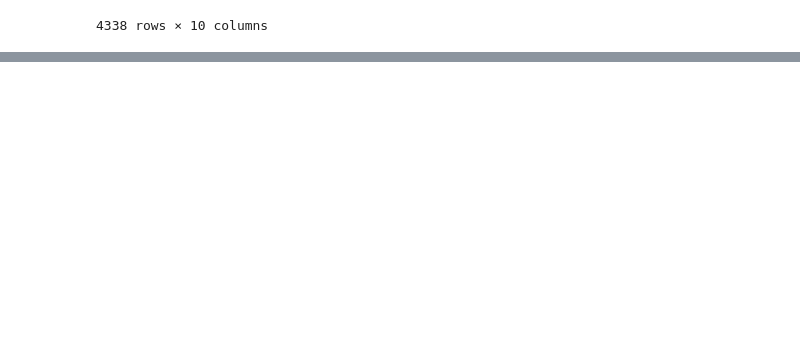
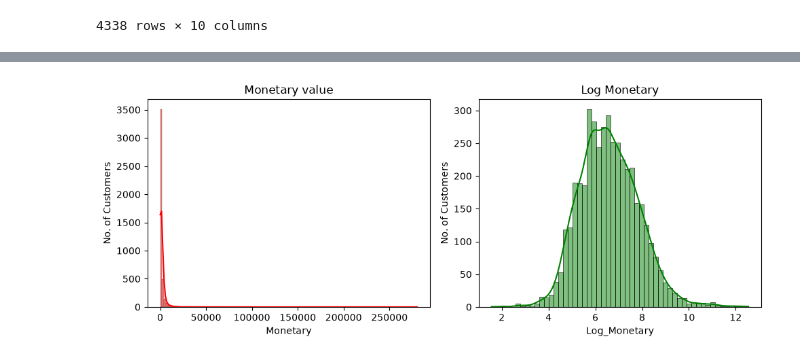
Before and after one commit to PatelKrish-07/Market_Mafias, a Jupyter notebook: rfm_analysis.ipynb, the cells around one changed output, grey strips where cells are left out. Drawn from its saved outputs; the diff is of its cells as text; code cells hidden in the pictures; blank space fills up the shorter version.

```diff
--- a/rfm_analysis.ipynb
+++ b/rfm_analysis.ipynb
@@ -153,0 +197,6 @@ customer_features
+# %%
+#log transformation is best suited for transaction datasets as it includes very high skewness
+rfm_df['Log_Monetary']=np.log1p(rfm_df['Monetary']);
+rfm_df['Log_Frequency']=np.log1p(rfm_df['Frequency']);
+
+print(rfm_df[['Monetary','Log_Monetary','Frequency','Log_Frequency']]);
@@ -153,0 +218,16 @@ customer_features
+# %%
+#compare using graphs
+#Monetary
+plt.figure(figsize=(10,4));
+plt.subplot(1,2,1);
+sns.histplot(data=rfm_df,x=rfm_df['Monetary'],color='red',kde=True);
+plt.ylabel('No. of Customers')
+plt.title("Monetary value");
+plt.subplot(1,2,2);
+sns.histplot(data=rfm_df,x=rfm_df['Log_Monetary'],color='green',kde=True);
+plt.title("Log Monetary");
+plt.ylabel('No. of Customers');
+plt.tight_layout();
+plt.show();
+# %% [output]
+[figure, added]
```
Also changed, not shown: parts of 5 cells of this notebook, 1 other file.
